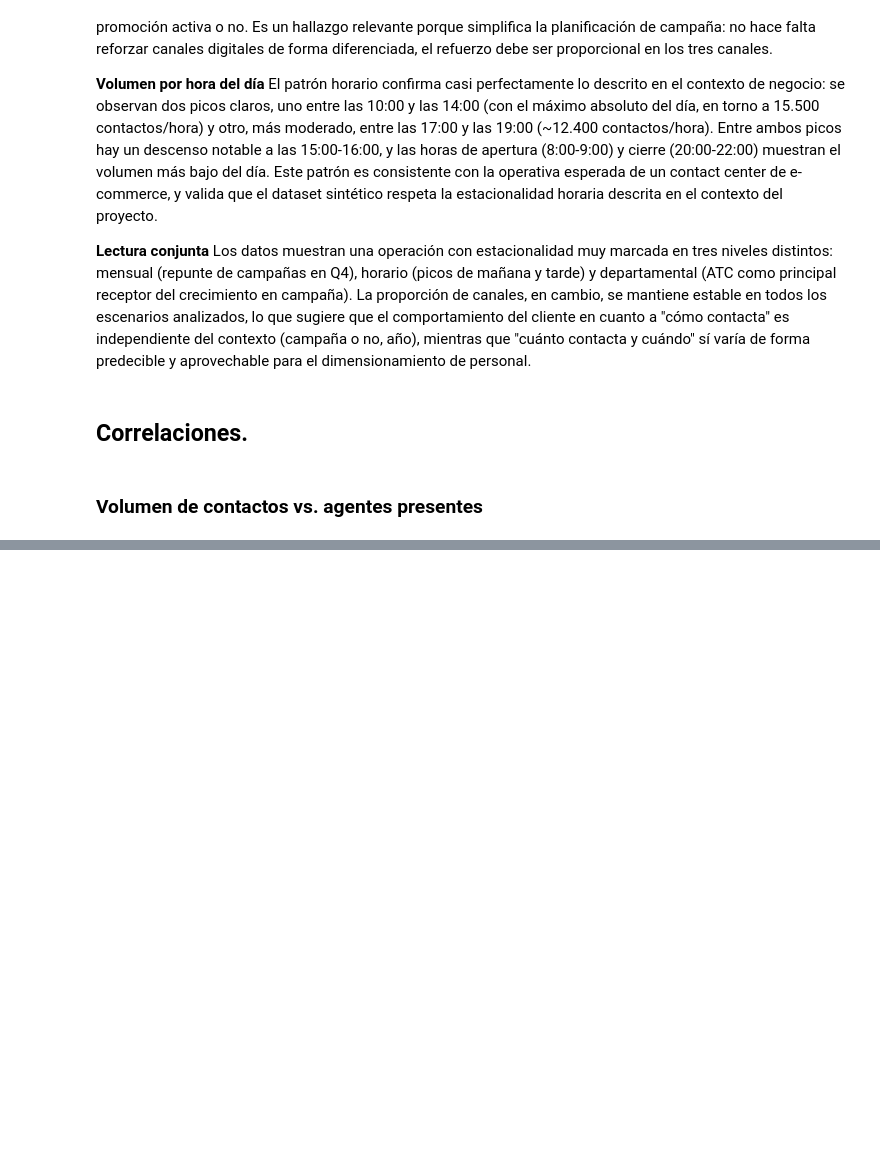
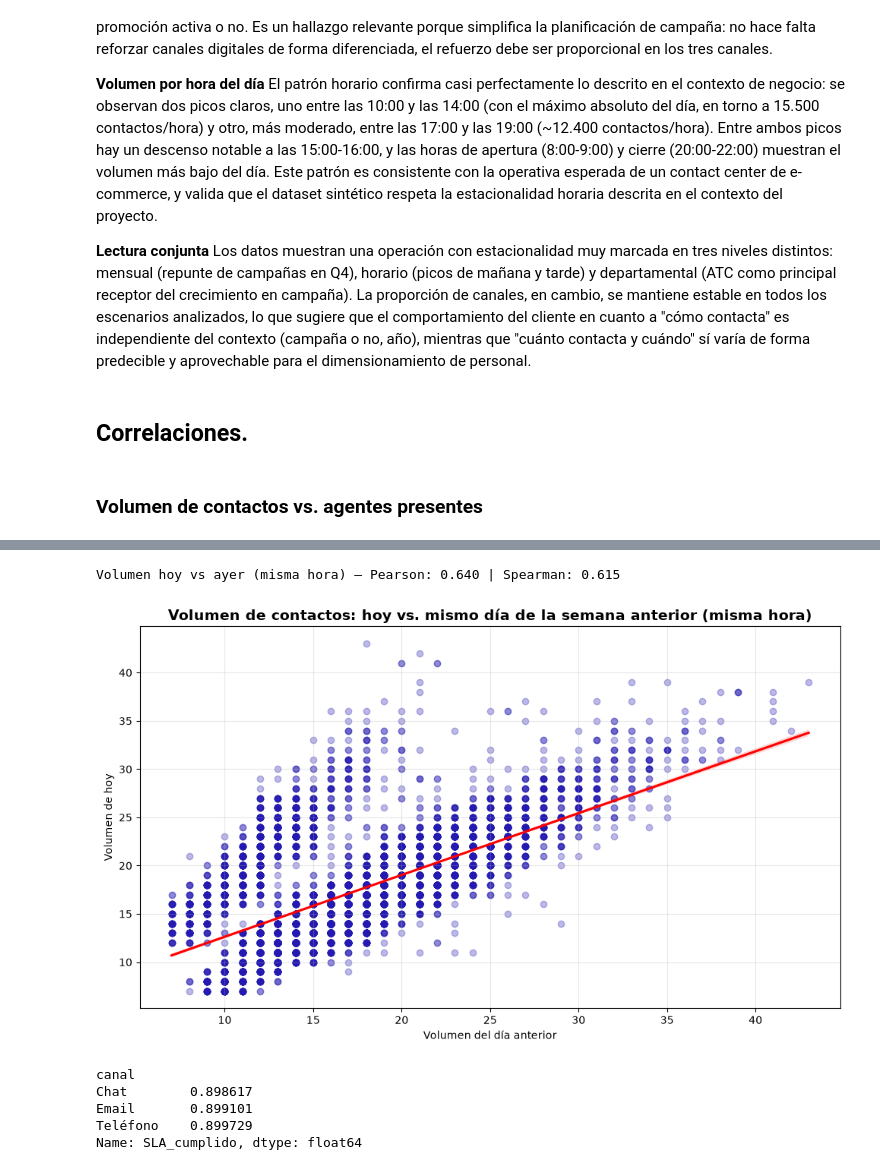
Before and after one commit to RosaSierr0609/contact-center-workforce-prediction, a Jupyter notebook: 1. EDA.ipynb, the cells around one changed output, grey strips where cells are left out. Saved outputs shown, nothing was run; the diff lists cells and outputs as text; code cells hidden in the pictures; blank space fills up the shorter version.

```diff
--- a/1. EDA.ipynb
+++ b/1. EDA.ipynb
@@ -358,0 +466,42 @@ Los datos muestran una operación con estacionalidad muy marcada en tres niveles
+# %%
+# Ordenar es imprescindible para que el "desplazamiento" tenga sentido temporal
+contactos_hora_ordenado = contactos_hora.sort_values(['hora_inicio', 'fecha']).copy()
+
+# Por cada hora del día, desplazar el volumen un día hacia atrás
+contactos_hora_ordenado['volumen_dia_anterior'] = (
+    contactos_hora_ordenado.groupby('hora_inicio')['total_contactos'].shift(1)
+)
+
+# Eliminar filas sin valor anterior (el primer día de cada hora no tiene "día anterior")
+comparacion_lag = contactos_hora_ordenado.dropna(subset=['volumen_dia_anterior'])
+
+pearson_lag = comparacion_lag['total_contactos'].corr(comparacion_lag['volumen_dia_anterior'])
+spearman_lag = comparacion_lag['total_contactos'].corr(comparacion_lag['volumen_dia_anterior'], method='spearman')
+print(f'Volumen hoy vs ayer (misma hora) — Pearson: {pearson_lag:.3f} | Spearman: {spearman_lag:.3f}')
+# %% [output]
+Volumen hoy vs ayer (misma hora) — Pearson: 0.640 | Spearman: 0.615
+# %%
+plt.figure(figsize=(10, 6))
+sns.regplot(
+    data=comparacion_lag,
+    x='volumen_dia_anterior',
+    y='total_contactos',
+    scatter_kws={'alpha': 0.3, 'color': '#241ab1'},
+    line_kws={'color': 'red'}
+)
+plt.title('Volumen de contactos: hoy vs. mismo día de la semana anterior (misma hora)', fontsize=14, fontweight='bold')
+plt.xlabel('Volumen del día anterior')
+plt.ylabel('Volumen de hoy')
+plt.grid(True, alpha=0.3)
+plt.tight_layout()
+plt.show()
+# %% [output]
+[figure, added]
+# %%
+df_contactos.groupby('canal')['SLA_cumplido'].mean()
+# %% [output]
+canal
+Chat        0.898617
+Email       0.899101
+Teléfono    0.899729
+Name: SLA_cumplido, dtype: float64
```
Also changed, not shown: parts of 17 cells of this notebook.
